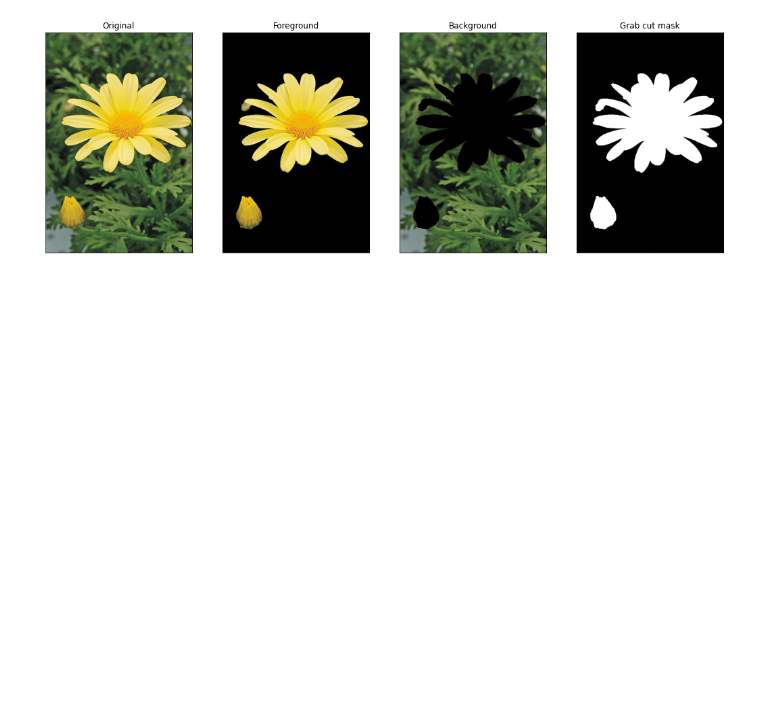
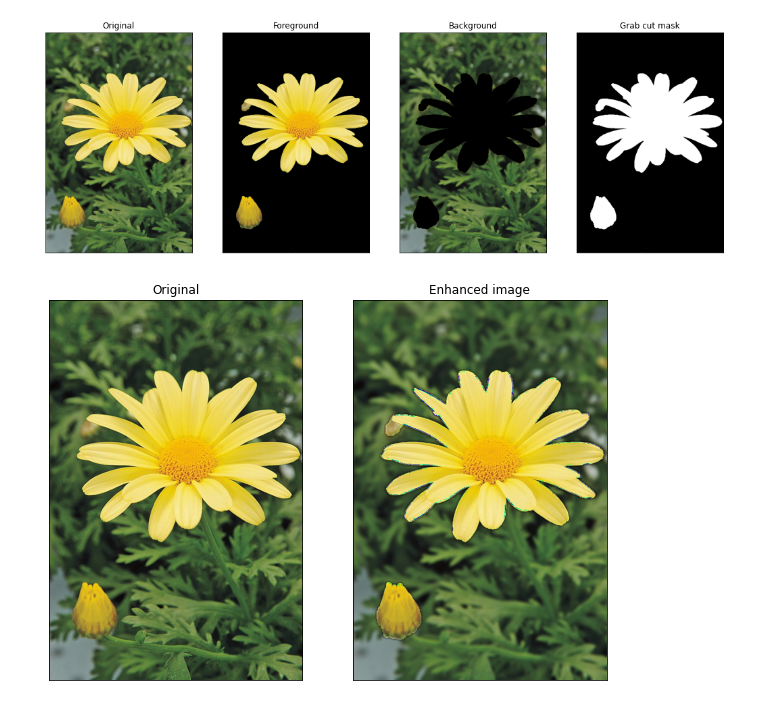
Before and after one commit to NaduniDamsariLiyanage/en_2550, a Jupyter notebook: 190356E_Assingment1.ipynb, the cells around one changed output. Drawn from its saved outputs; the diff is of its cells as text; code cells hidden in the pictures; blank space fills up the shorter version.

```diff
--- a/190356E_Assingment1.ipynb
+++ b/190356E_Assingment1.ipynb
@@ -367,3 +367,27 @@ ax[3].set_xticks([]),ax[3].set_yticks([])
 plt.show()
 # %% [output]
 [figure]
+# %%
+import numpy as np
+import cv2 as cv
+import matplotlib.pyplot as plt
+
+kernal_size = 9
+sigma = 4
+blurred_background =cv.GaussianBlur(img_background,(kernal_size,kernal_size),sigma)
+
+img_enhanced=np.add(img_foreground,blurred_background)
+
+fig, ax =plt.subplots(1,2, sharex ='all', sharey ='all', figsize=(10,10))
+
+ax[0].imshow(cv.cvtColor(image, cv.COLOR_BGR2RGB))
+ax[0].set_title("Original")
+ax[0].set_xticks([]),ax[0].set_yticks([])
+
+ax[1].imshow(cv.cvtColor(img_enhanced, cv.COLOR_BGR2RGB))
+ax[1].set_title("Enhanced image")
+ax[1].set_xticks([]),ax[1].set_yticks([])
+
+plt.show()
+# %% [output]
+[figure, added]
```
